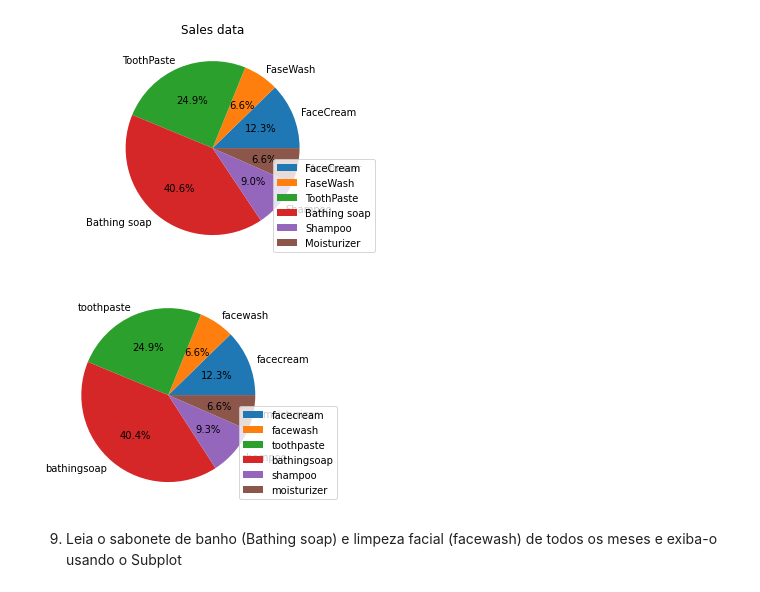
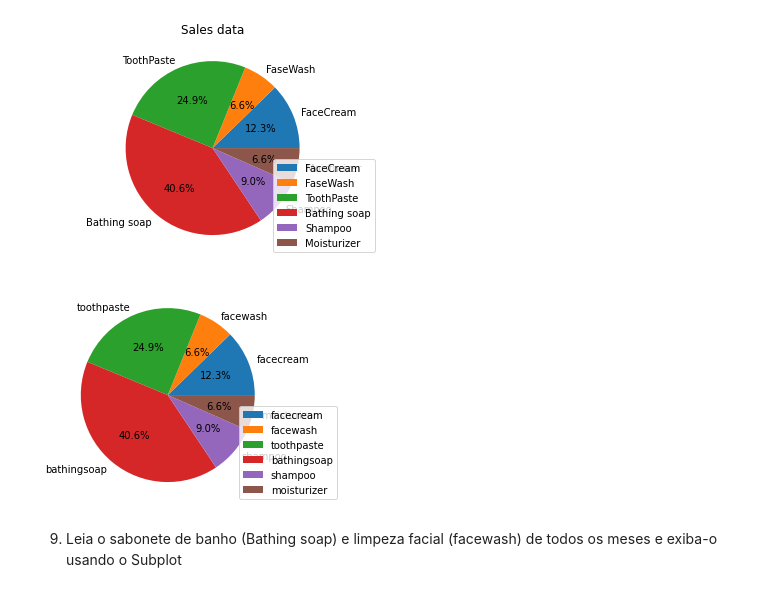
Before and after one commit to david-eng/python_exercises, a Jupyter notebook: Lista_2/Lista_matplotlib_2.ipynb, the cells around one changed output. Saved outputs shown, nothing was run; the diff lists cells and outputs as text; code cells hidden in the pictures.

```diff
--- a/Lista_2/Lista_matplotlib_2.ipynb
+++ b/Lista_2/Lista_matplotlib_2.ipynb
@@ -275,45 +275,43 @@ plt.show()
 # %%
 import matplotlib.pyplot as plt
 import numpy as np
 
 arquivo = open("company_sales_data.csv", "r")
 numero_mes = []
 facecream = []
 facewash = []
 toothpaste = []
 bathingsoap = []
 shampoo = []
 moisturizer = []
 total_units = []
 nomes =[]
-x = False
 nomes = arquivo.readline().strip().split(",")
 nomes = nomes[1:-2]
 for i in arquivo:
-    if(x):
-        i = i.split(",")
-        numero_mes.append(i[0])
-        facecream.append(int(i[1].strip()))
-        facewash.append(int(i[2].strip()))
-        toothpaste.append(int(i[3].strip()))
-        bathingsoap.append(int(i[4].strip()))
-        shampoo.append(int(i[5].strip()))
-        moisturizer.append(int(i[6].strip()))
-    x = True
+    i = i.split(",")
+    numero_mes.append(i[0])
+    facecream.append(int(i[1].strip()))
+    facewash.append(int(i[2].strip()))
+    toothpaste.append(int(i[3].strip()))
+    bathingsoap.append(int(i[4].strip()))
+    shampoo.append(int(i[5].strip()))
+    moisturizer.append(int(i[6].strip()))
 
 total_facecream = np.sum(facecream)
 total_facewash = np.sum(facewash)
 total_toothpaste = np.sum(toothpaste)
 total_bathingsoap = np.sum(bathingsoap)
 total_shampoo = np.sum(shampoo)
 total_moisturizer = np.sum(moisturizer)
+
 total_geral = total_facecream + total_facewash + total_toothpaste + total_bathingsoap + total_shampoo + total_moisturizer
 porcentagem = [total_facecream/total_geral, total_facewash/total_geral, total_toothpaste/total_geral,  total_bathingsoap/total_geral, total_shampoo/total_geral, total_moisturizer/total_geral]
-plt.pie(porcentagem, labels=nomes, autopct='%1.1f%%')
+plt.pie(porcentagem, labels=nomes, normalize = True, autopct='%1.1f%%')
 plt.legend(nomes, loc="lower right", bbox_to_anchor=(1.3, 0))
 plt.show()
 # %% [output]
-[figure, old version]
+[figure, new version]
 # %% [markdown]
 9) Leia o sabonete de banho (Bathing soap) e limpeza facial (facewash) de todos os meses e exiba-o usando o Subplot
 # %%
```
Also changed, not shown: parts of 1 cell of this notebook.
